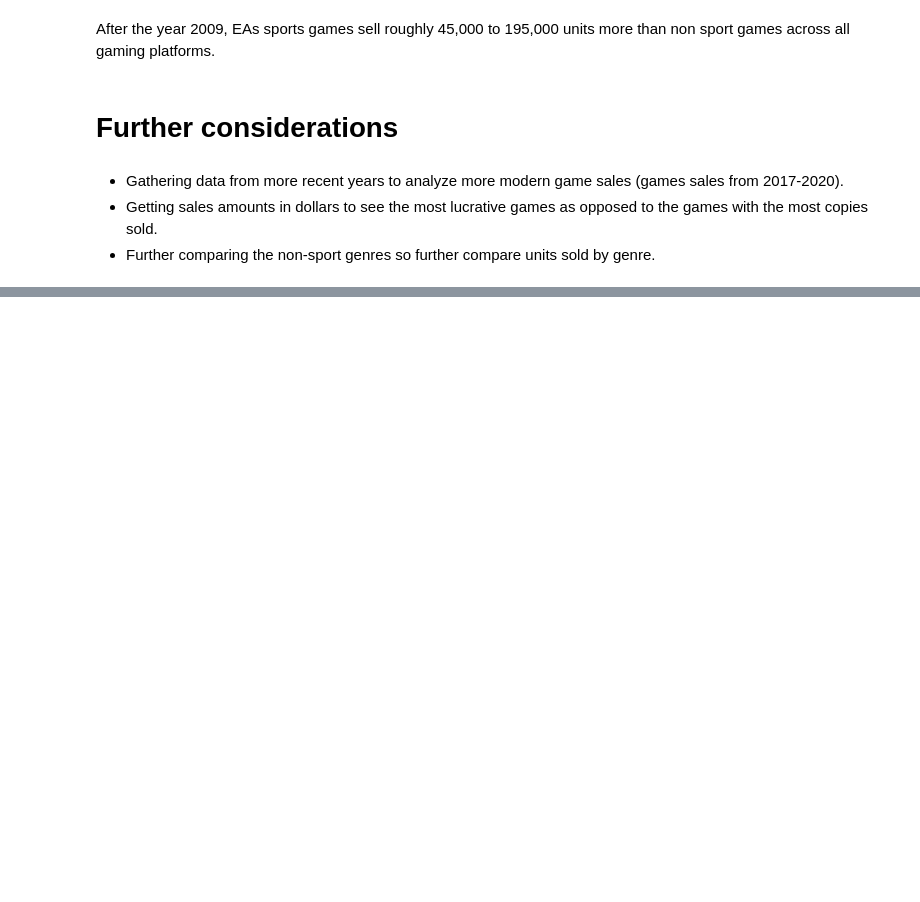
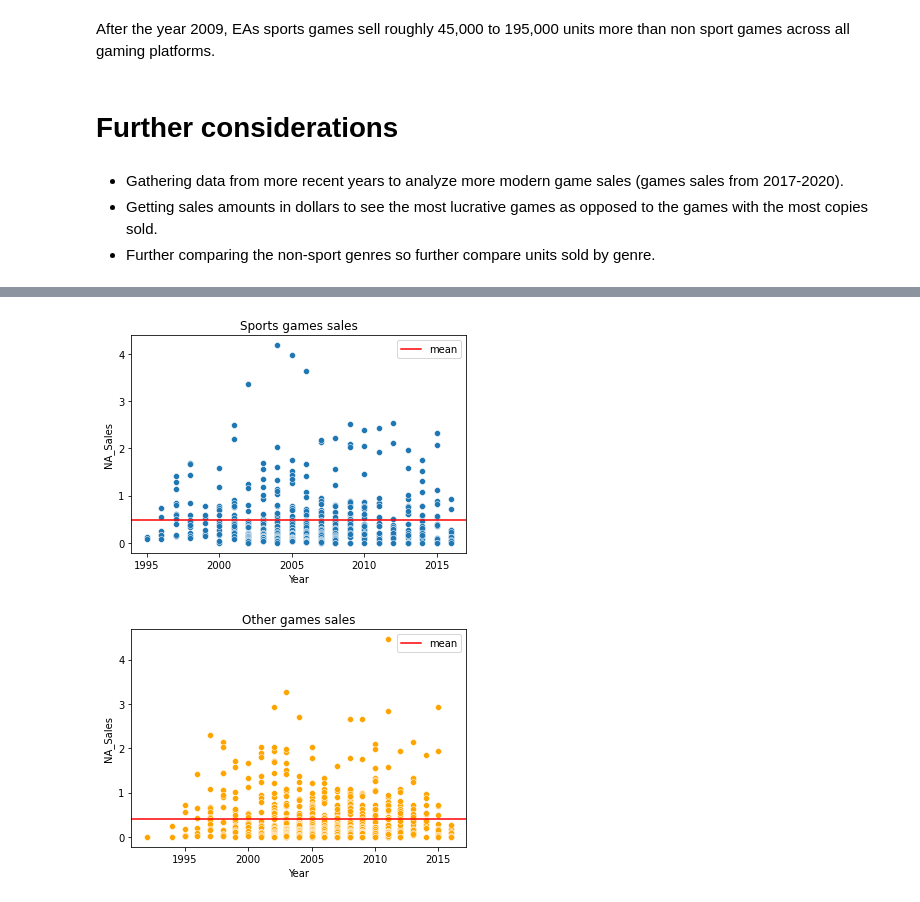
Before and after one commit to mattyjue/EA_video_game_sales, a Jupyter notebook: EA Game Sales.ipynb, the cells around one changed output, grey strips where cells are left out. Cells and saved outputs as stored; diff of their text form; code cells hidden in the pictures; blank space fills up the shorter version.

```diff
--- a/EA Game Sales.ipynb
+++ b/EA Game Sales.ipynb
@@ -291,0 +329,14 @@ After the year 2009, EAs sports games sell roughly 45,000 to 195,000 units more
+# %%
+sns.scatterplot(data=ea_sport, x="Year", y="NA_Sales")
+plt.axhline(ea_sport["NA_Sales"].mean(), label="mean", c="red")
+plt.title("Sports games sales")
+plt.legend()
+plt.show()
+sns.scatterplot(data=ea_other, x="Year", y="NA_Sales", color="orange")
+plt.axhline(ea_other["NA_Sales"].mean(), label="mean", c="red")
+plt.title("Other games sales")
+plt.legend()
+plt.show()
+# %% [output]
+[figure, added]
+[figure, added]
```
Also changed, not shown: parts of 19 cells of this notebook.
